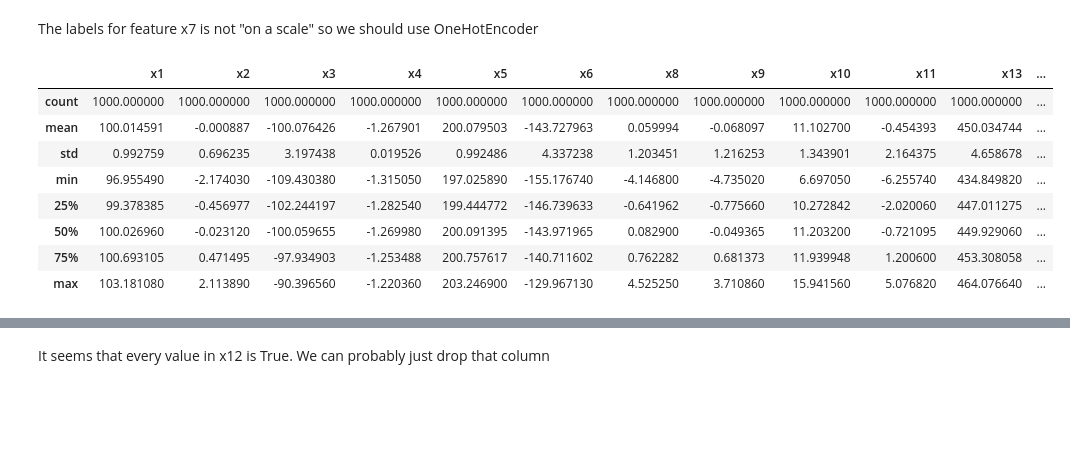
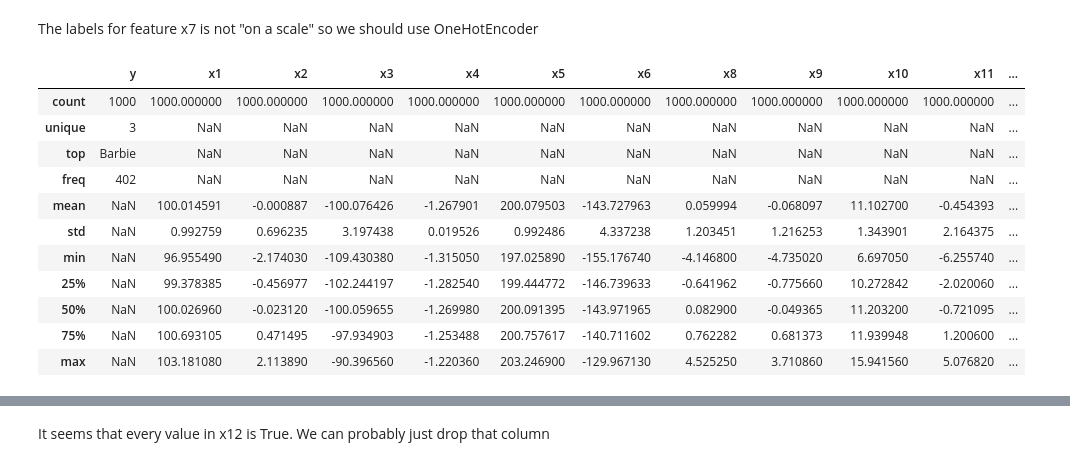
Before and after one commit to samshahriari/ML, a Jupyter notebook: Challenge/Classifier.ipynb, the cells around one changed output, grey strips where cells are left out. Cells and saved outputs as stored; diff of their text form; code cells hidden in the pictures; blank space fills up the shorter version.

```diff
--- a/Challenge/Classifier.ipynb
+++ b/Challenge/Classifier.ipynb
@@ -80,20 +82,23 @@ Name: x7, dtype: int64
 # %% [markdown]
 The labels for feature x7 is not "on a scale" so we should use OneHotEncoder
 # %%
-#from sklearn.preprocessing import OneHotEncoder
+# from sklearn.preprocessing import OneHotEncoder
 
-#OneHotEncoder()
+# OneHotEncoder()
 
-training_data = pd.get_dummies(training_data, columns = ['x7'])
-training_data.describe()
+training_data = pd.get_dummies(training_data, columns=['x7'])
+training_data.describe(include="all")
 # %% [output]
-|  | x1 | x2 | x3 | x4 | x5 | x6 | x8 | x9 | x10 | x11 | x13 | ... |
-| count | 1000.000000 | 1000.000000 | 1000.000000 | 1000.000000 | 1000.000000 | 1000.000000 | 1000.000000 | 1000.000000 | 1000.000000 | 1000.000000 | 1000.000000 | ... |
-| mean | 100.014591 | -0.000887 | -100.076426 | -1.267901 | 200.079503 | -143.727963 | 0.059994 | -0.068097 | 11.102700 | -0.454393 | 450.034744 | ... |
-| std | 0.992759 | 0.696235 | 3.197438 | 0.019526 | 0.992486 | 4.337238 | 1.203451 | 1.216253 | 1.343901 | 2.164375 | 4.658678 | ... |
-| min | 96.955490 | -2.174030 | -109.430380 | -1.315050 | 197.025890 | -155.176740 | -4.146800 | -4.735020 | 6.697050 | -6.255740 | 434.849820 | ... |
-| 25% | 99.378385 | -0.456977 | -102.244197 | -1.282540 | 199.444772 | -146.739633 | -0.641962 | -0.775660 | 10.272842 | -2.020060 | 447.011275 | ... |
-| 50% | 100.026960 | -0.023120 | -100.059655 | -1.269980 | 200.091395 | -143.971965 | 0.082900 | -0.049365 | 11.203200 | -0.721095 | 449.929060 | ... |
-| 75% | 100.693105 | 0.471495 | -97.934903 | -1.253488 | 200.757617 | -140.711602 | 0.762282 | 0.681373 | 11.939948 | 1.200600 | 453.308058 | ... |
-| max | 103.181080 | 2.113890 | -90.396560 | -1.220360 | 203.246900 | -129.967130 | 4.525250 | 3.710860 | 15.941560 | 5.076820 | 464.076640 | ... |
+|  | y | x1 | x2 | x3 | x4 | x5 | x6 | x8 | x9 | x10 | x11 | ... |
+| count | 1000 | 1000.000000 | 1000.000000 | 1000.000000 | 1000.000000 | 1000.000000 | 1000.000000 | 1000.000000 | 1000.000000 | 1000.000000 | 1000.000000 | ... |
+| unique | 3 | NaN | NaN | NaN | NaN | NaN | NaN | NaN | NaN | NaN | NaN | ... |
+| top | Barbie | NaN | NaN | NaN | NaN | NaN | NaN | NaN | NaN | NaN | NaN | ... |
+| freq | 402 | NaN | NaN | NaN | NaN | NaN | NaN | NaN | NaN | NaN | NaN | ... |
+| mean | NaN | 100.014591 | -0.000887 | -100.076426 | -1.267901 | 200.079503 | -143.727963 | 0.059994 | -0.068097 | 11.102700 | -0.454393 | ... |
+| std | NaN | 0.992759 | 0.696235 | 3.197438 | 0.019526 | 0.992486 | 4.337238 | 1.203451 | 1.216253 | 1.343901 | 2.164375 | ... |
+| min | NaN | 96.955490 | -2.174030 | -109.430380 | -1.315050 | 197.025890 | -155.176740 | -4.146800 | -4.735020 | 6.697050 | -6.255740 | ... |
+| 25% | NaN | 99.378385 | -0.456977 | -102.244197 | -1.282540 | 199.444772 | -146.739633 | -0.641962 | -0.775660 | 10.272842 | -2.020060 | ... |
+| 50% | NaN | 100.026960 | -0.023120 | -100.059655 | -1.269980 | 200.091395 | -143.971965 | 0.082900 | -0.049365 | 11.203200 | -0.721095 | ... |
+| 75% | NaN | 100.693105 | 0.471495 | -97.934903 | -1.253488 | 200.757617 | -140.711602 | 0.762282 | 0.681373 | 11.939948 | 1.200600 | ... |
+| max | NaN | 103.181080 | 2.113890 | -90.396560 | -1.220360 | 203.246900 | -129.967130 | 4.525250 | 3.710860 | 15.941560 | 5.076820 | ... |
 # %%
```
Also changed, not shown: parts of 21 cells of this notebook.
